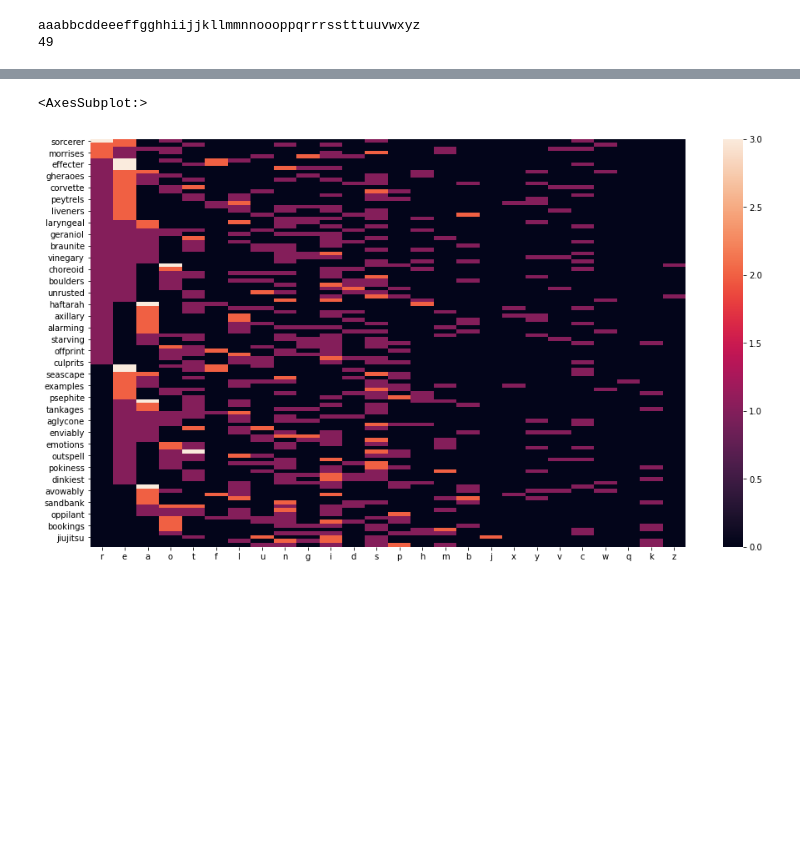
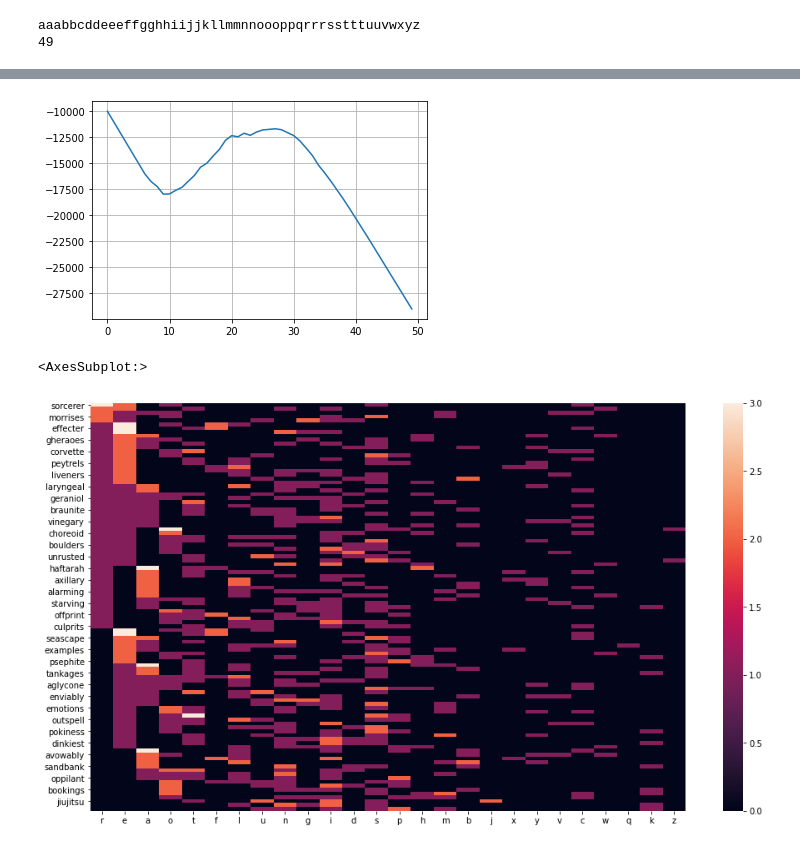
Before and after one commit to MichaelHotaling/Posts, a Jupyter notebook: _2022/Word Factory/Word Factory.ipynb, the cells around one changed output, grey strips where cells are left out. Saved outputs shown, nothing was run; the diff lists cells and outputs as text; code cells hidden in the pictures; blank space fills up the shorter version.

```diff
--- a/_2022/Word Factory/Word Factory.ipynb
+++ b/_2022/Word Factory/Word Factory.ipynb
@@ -53,3 +177,8 @@ aaabbcddeeeffgghhiijjkllmmnnoooppqrrrsstttuuvwxyz
+# %%
+plt.plot(df['len_inventory'], df['mean_profit']);
+plt.grid()
+# %% [output]
+[figure, added]
 # %%
 df = []
 for word in words:
```
Also changed, not shown: parts of 3 cells of this notebook.
